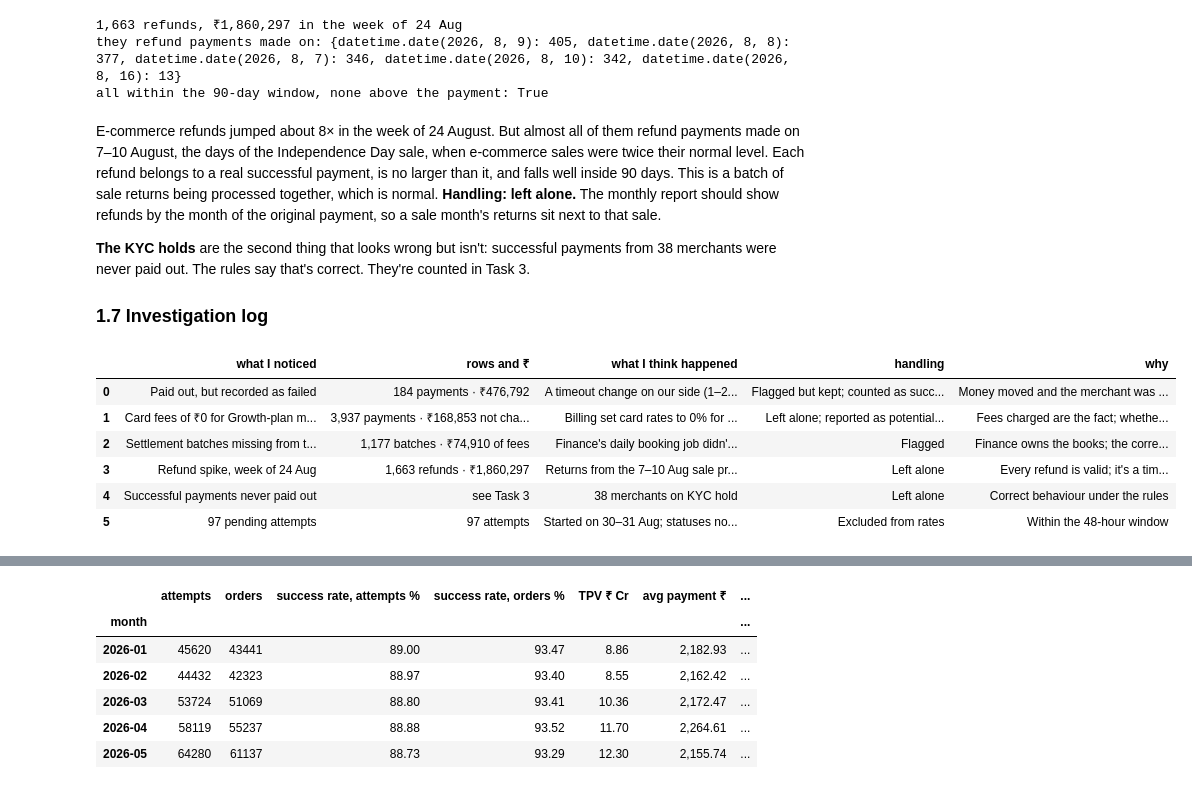
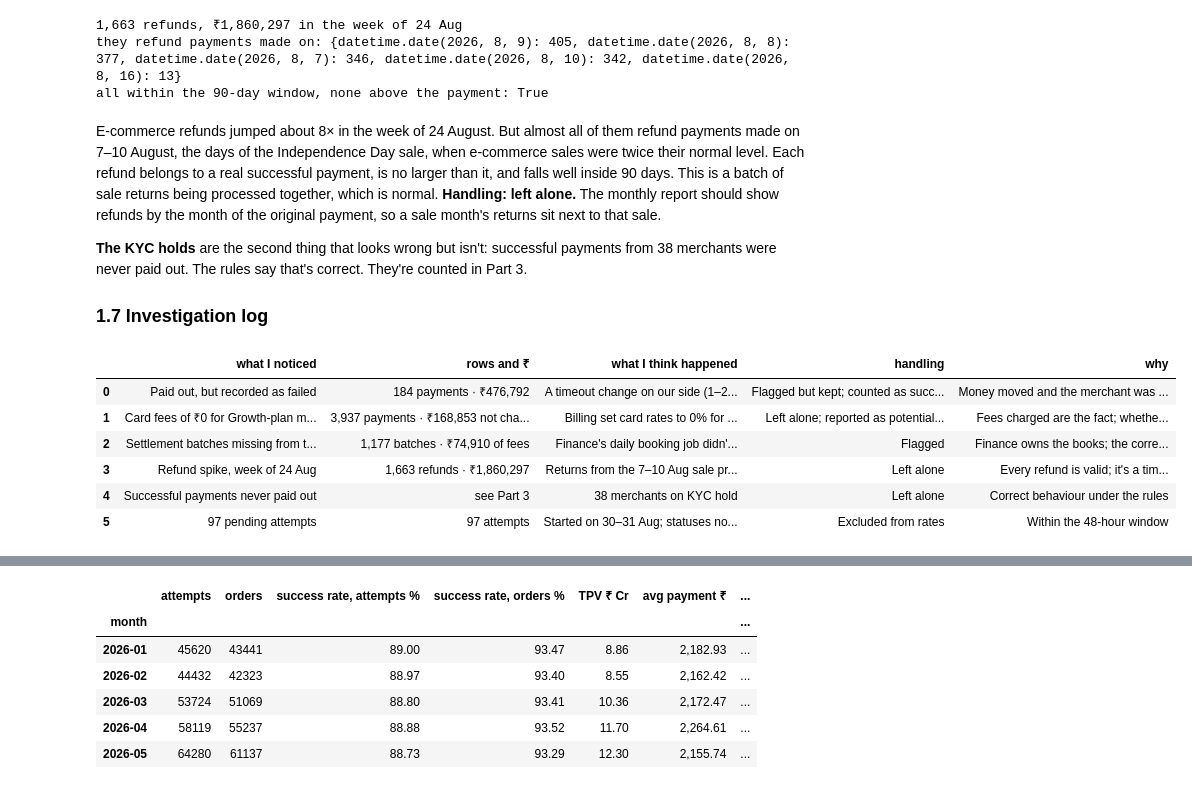
Before and after one commit to JayaVagga/data-analyst-portfolio, a Jupyter notebook: Python/tarang-pay-analysis/notebooks/tarang_pay_analysis.ipynb, the cells around one changed output, grey strips where cells are left out. Cells and saved outputs as stored; diff of their text form; code cells hidden in the pictures.

```diff
--- a/Python/tarang-pay-analysis/notebooks/tarang_pay_analysis.ipynb
+++ b/Python/tarang-pay-analysis/notebooks/tarang_pay_analysis.ipynb
@@ -265,31 +274,31 @@ all within the 90-day window, none above the payment: True
 # %% [markdown]
 E-commerce refunds jumped about 8× in the week of 24 August. But almost all of them refund payments made on 7–10 August, the days of the Independence Day sale, when e-commerce sales were twice their normal level. Each refund belongs to a real successful payment, is no larger than it, and falls well inside 90 days. This is a batch of sale returns being processed together, which is normal. **Handling: left alone.** The monthly report should show refunds by the month of the original payment, so a sale month's returns sit next to that sale.
 
-**The KYC holds** are the second thing that looks wrong but isn't: successful payments from 38 merchants were never paid out. The rules say that's correct. They're counted in Task 3.
+**The KYC holds** are the second thing that looks wrong but isn't: successful payments from 38 merchants were never paid out. The rules say that's correct. They're counted in Part 3.
 
 ### 1.7 Investigation log
 # %%
 log = pd.DataFrame([
     ["Paid out, but recorded as failed", f"{len(fbs)} payments · {inr(fbs.payment_amount.sum())}",
      "A timeout change on our side (1–24 Jul) marked slow bank approvals as failed; the bank captured the money",
      "Flagged but kept; counted as successful", "Money moved and the merchant was paid; the source record is engineering's to fix"],
     ["Card fees of ₹0 for Growth-plan merchants", f"{len(fee_bad):,} payments · {inr(fee_bad.fee_gap.sum())} not charged",
      "Billing set card rates to 0% for part of the 1 May Growth-plan migration",
      "Left alone; reported as potential leakage", "Fees charged are the fact; whether they were promised is for sales and finance to confirm"],
     ["Settlement batches missing from the ledger", f"{len(miss):,} batches · {inr(miss.fee_charged.sum())} of fees",
      "Finance's daily booking job didn't run on 16–18 June", "Flagged", "Finance owns the books; the correct amount is known"],
     ["Refund spike, week of 24 Aug", f"{len(spike):,} refunds · {inr(spike.refund_amount.sum())}",
      "Returns from the 7–10 Aug sale processed together", "Left alone", "Every refund is valid; it's a timing effect"],
-    ["Successful payments never paid out", "see Task 3", "38 merchants on KYC hold", "Left alone", "Correct behaviour under the rules"],
+    ["Successful payments never paid out", "see Part 3", "38 merchants on KYC hold", "Left alone", "Correct behaviour under the rules"],
     ["97 pending attempts", "97 attempts", "Started on 30–31 Aug; statuses not in yet", "Excluded from rates", "Within the 48-hour window"],
 ], columns=["what I noticed", "rows and ₹", "what I think happened", "handling", "why"])
 log
 # %% [output]
 |  | what I noticed | rows and ₹ | what I think happened | handling | why |
 | 0 | Paid out, but recorded as failed | 184 payments · ₹476,792 | A timeout change on our side (1–2... | Flagged but kept; counted as succ... | Money moved and the merchant was ... |
 | 1 | Card fees of ₹0 for Growth-plan m... | 3,937 payments · ₹168,853 not cha... | Billing set card rates to 0% for ... | Left alone; reported as potential... | Fees charged are the fact; whethe... |
 | 2 | Settlement batches missing from t... | 1,177 batches · ₹74,910 of fees | Finance's daily booking job didn'... | Flagged | Finance owns the books; the corre... |
 | 3 | Refund spike, week of 24 Aug | 1,663 refunds · ₹1,860,297 | Returns from the 7–10 Aug sale pr... | Left alone | Every refund is valid; it's a tim... |
-| 4 | Successful payments never paid out | see Task 3 | 38 merchants on KYC hold | Left alone | Correct behaviour under the rules |
+| 4 | Successful payments never paid out | see Part 3 | 38 merchants on KYC hold | Left alone | Correct behaviour under the rules |
 | 5 | 97 pending attempts | 97 attempts | Started on 30–31 Aug; statuses no... | Excluded from rates | Within the 48-hour window |
 # %% [markdown]
```
Also changed, not shown: parts of 20 cells of this notebook, 12 other files.
